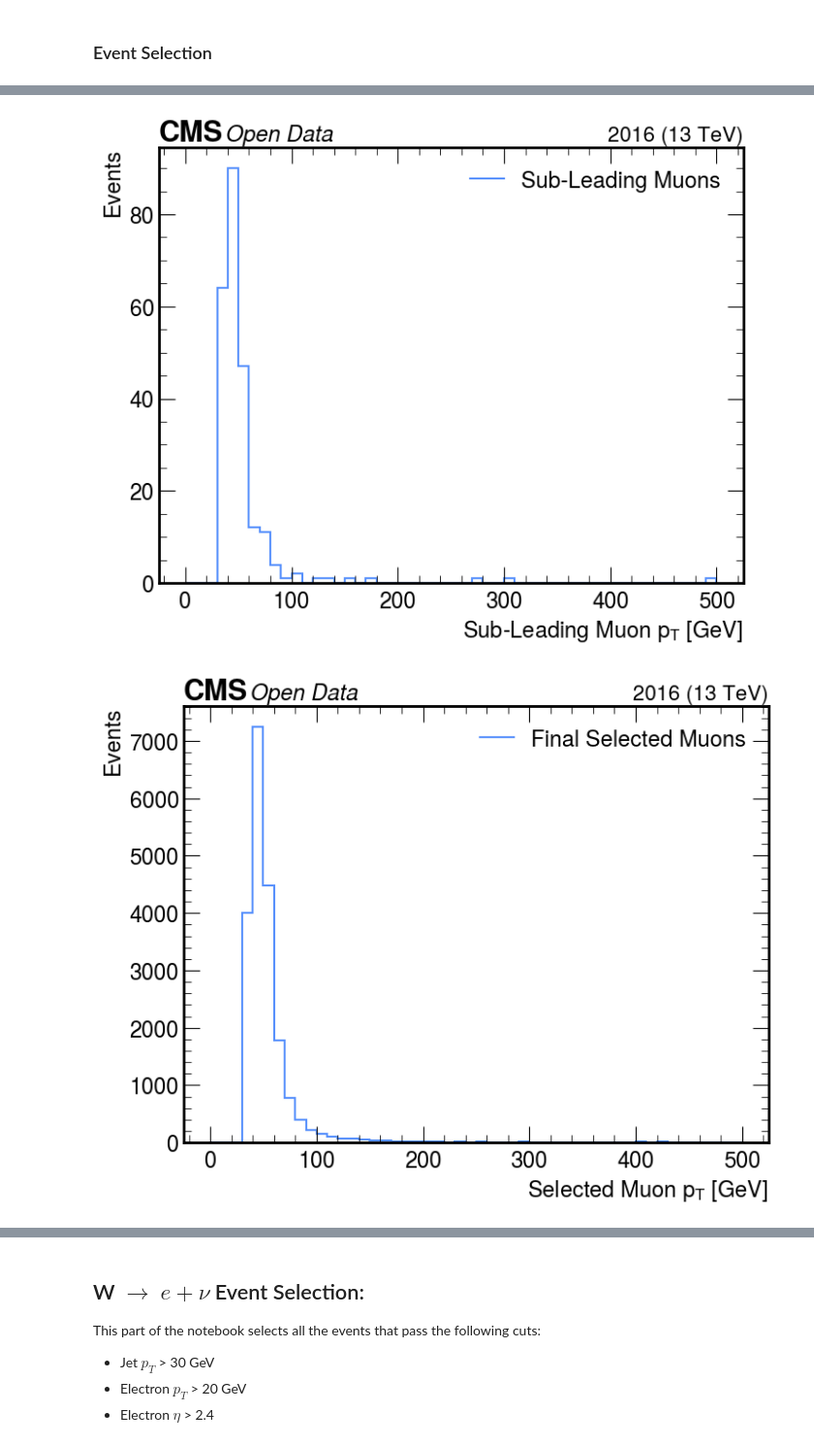
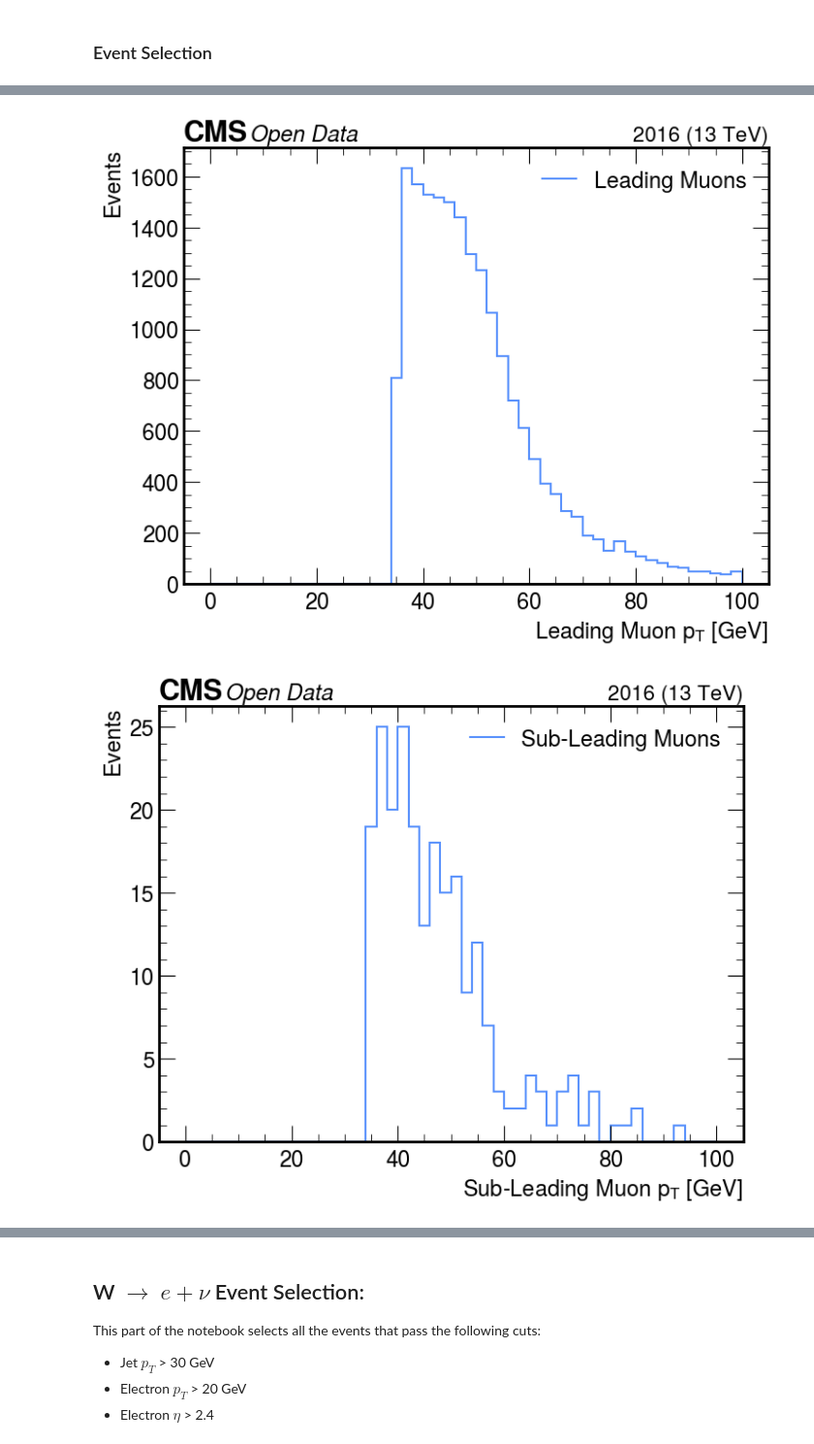
Before and after one commit to xondikoi03/charmTaggingAnalysis, a Jupyter notebook: Notebooks/WcAnalysis.ipynb, the cells around one changed output, grey strips where cells are left out. Shown at 97% size. Cells and saved outputs as stored; diff of their text form; code cells hidden in the pictures.

```diff
--- a/Notebooks/WcAnalysis.ipynb
+++ b/Notebooks/WcAnalysis.ipynb
@@ -83,6 +85,8 @@ print(Events.keys(filter_name="Muon_*"))
 # %% [markdown]
 ### Event Selection
 # %%
+Muon_pfRelIso04_all = ak.to_numpy(ak.flatten(RecoMuons["Muon_pfRelIso04_all"]))
+
 # Muon Selection Cuts
 Muon_PassCuts = (
     (RecoMuons["Muon_pt"] > 35) &
@@ -135,11 +139,23 @@ make_hist(
     logy=True
 )
 
+# PFRelIso04 Plot:
+make_hist(
+    Muon_pfRelIso04_all,
+    bins=50,
+    range=(0, 5),
+    xlabel="Muon $pfRelIso04$",
+    ylabel="Events",
+    label="Reco Muons",
+    fname="Plots/Muon_pfRelIso04_all.png",
+    logy=True
+)
+
 # Plotting the Leading Muon pt
 make_hist(
     Leading_Muon_pt,
     bins=50,
-    range=(0, 500),
+    range=(0, 100),
     xlabel="Leading Muon $p_{T}$ [GeV]",
     ylabel="Events",
     label="Leading Muons",
@@ -151,7 +167,7 @@ make_hist(
 make_hist(
     Sub_Leading_Muon_pt,
     bins=50,
-    range=(0, 500),
+    range=(0, 100),
     xlabel="Sub-Leading Muon $p_{T}$ [GeV]",
     ylabel="Events",
     label="Sub-Leading Muons",
@@ -166,7 +182,7 @@ nSelected_Muons_final = ak.num(W_Muons["Muon_pt"])
 make_hist(
     Selected_Muons_pt,
     bins=50,
-    range=(0, 500),
+    range=(0, 100),
     xlabel="Selected Muon $p_{T}$ [GeV]",
     ylabel="Events",
     label="Final Selected Muons",
@@ -204,2 +220,2 @@ make_hist(
-[figure, old version]
+[figure, new version]
-[figure, old version]
+[figure, new version]
```
Also changed, not shown: parts of 4 cells of this notebook, 5 other files.
